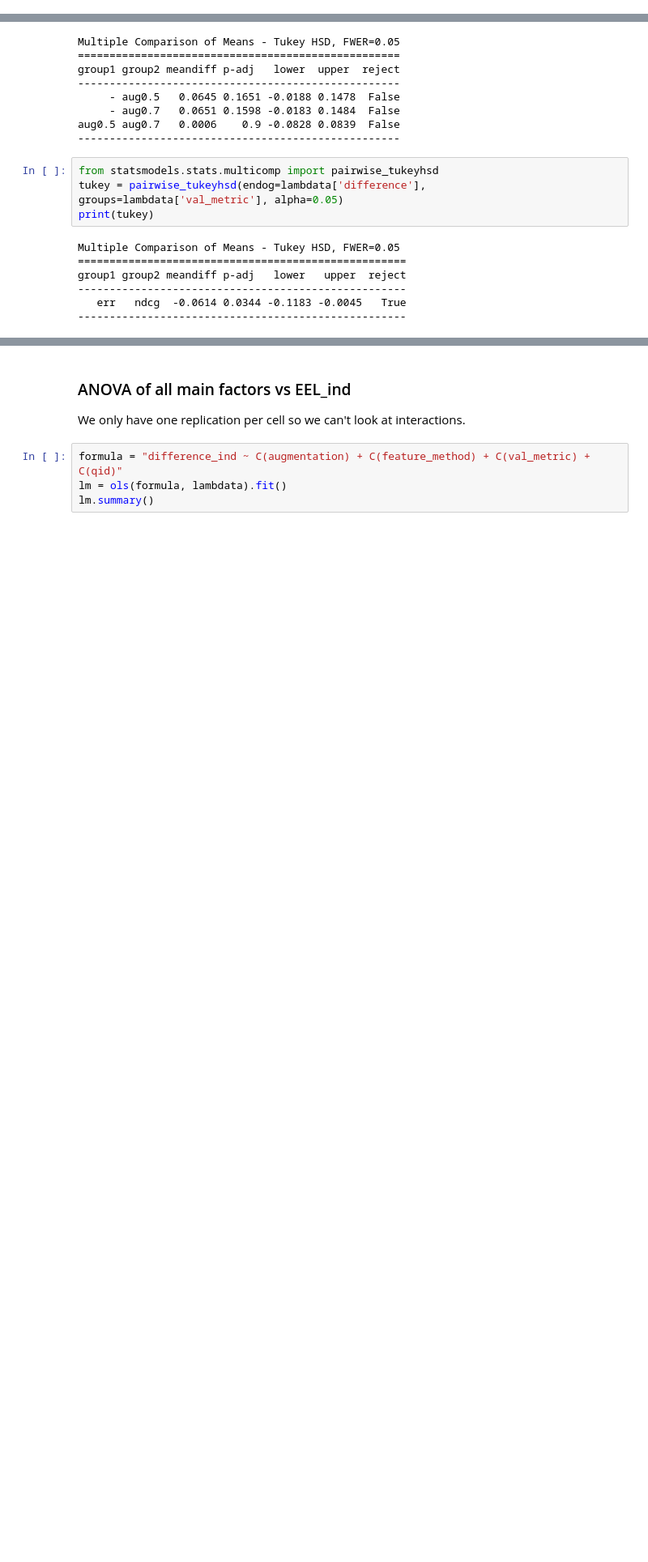
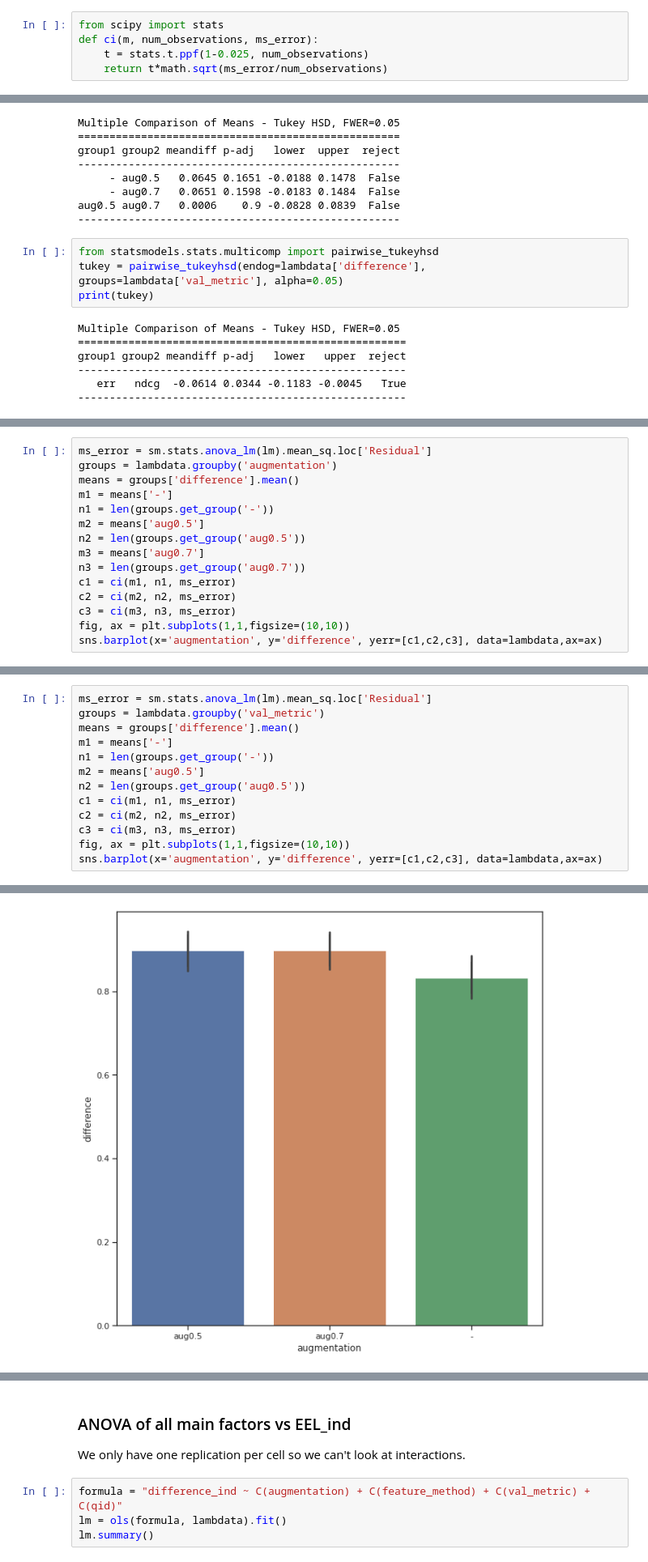
Before and after one commit to pilmus/thesis, a Jupyter notebook: app/notebooks/stats tests with qids.ipynb, the cells around one changed output, grey strips where cells are left out. Shown at 81% size. Saved outputs shown, nothing was run; the diff lists cells and outputs as text; blank space fills up the shorter version.

```diff
--- a/app/notebooks/stats tests with qids.ipynb
+++ b/app/notebooks/stats tests with qids.ipynb
@@ -125,3 +97,8 @@ ax[2] = interaction_plot(lambdata.feature_method, lambdata.val_metric, lambdata.
+# %%
+from scipy import stats
+def ci(m, num_observations, ms_error):
+    t = stats.t.ppf(1-0.025, num_observations)
+    return t*math.sqrt(ms_error/num_observations)
 # %% [markdown]
 ### ANOVA of all main factors vs EEL
 
@@ -239,0 +293,15 @@ The base config of LambdaMart performs best in terms of group difference.
+# %%
+ms_error = sm.stats.anova_lm(lm).mean_sq.loc['Residual']
+groups = lambdata.groupby('augmentation')
+means = groups['difference'].mean()
+m1 = means['-']
+n1 = len(groups.get_group('-'))
+m2 = means['aug0.5']
+n2 = len(groups.get_group('aug0.5'))
+m3 = means['aug0.7']
+n3 = len(groups.get_group('aug0.7'))
+c1 = ci(m1, n1, ms_error)
+c2 = ci(m2, n2, ms_error)
+c3 = ci(m3, n3, ms_error)
+fig, ax = plt.subplots(1,1,figsize=(10,10))
+sns.barplot(x='augmentation', y='difference', yerr=[c1,c2,c3], data=lambdata,ax=ax)
@@ -239,0 +312,14 @@ The base config of LambdaMart performs best in terms of group difference.
+# %%
+ms_error = sm.stats.anova_lm(lm).mean_sq.loc['Residual']
+groups = lambdata.groupby('val_metric')
+means = groups['difference'].mean()
+m1 = means['-']
+n1 = len(groups.get_group('-'))
+m2 = means['aug0.5']
+n2 = len(groups.get_group('aug0.5'))
+c1 = ci(m1, n1, ms_error)
+c2 = ci(m2, n2, ms_error)
+c3 = ci(m3, n3, ms_error)
+fig, ax = plt.subplots(1,1,figsize=(10,10))
+sns.barplot(x='augmentation', y='difference', yerr=[c1,c2,c3], data=lambdata,ax=ax)
+# %% [output]
@@ -239,0 +327 @@ The base config of LambdaMart performs best in terms of group difference.
+[figure, added]
```
Also changed, not shown: parts of 34 cells of this notebook.
